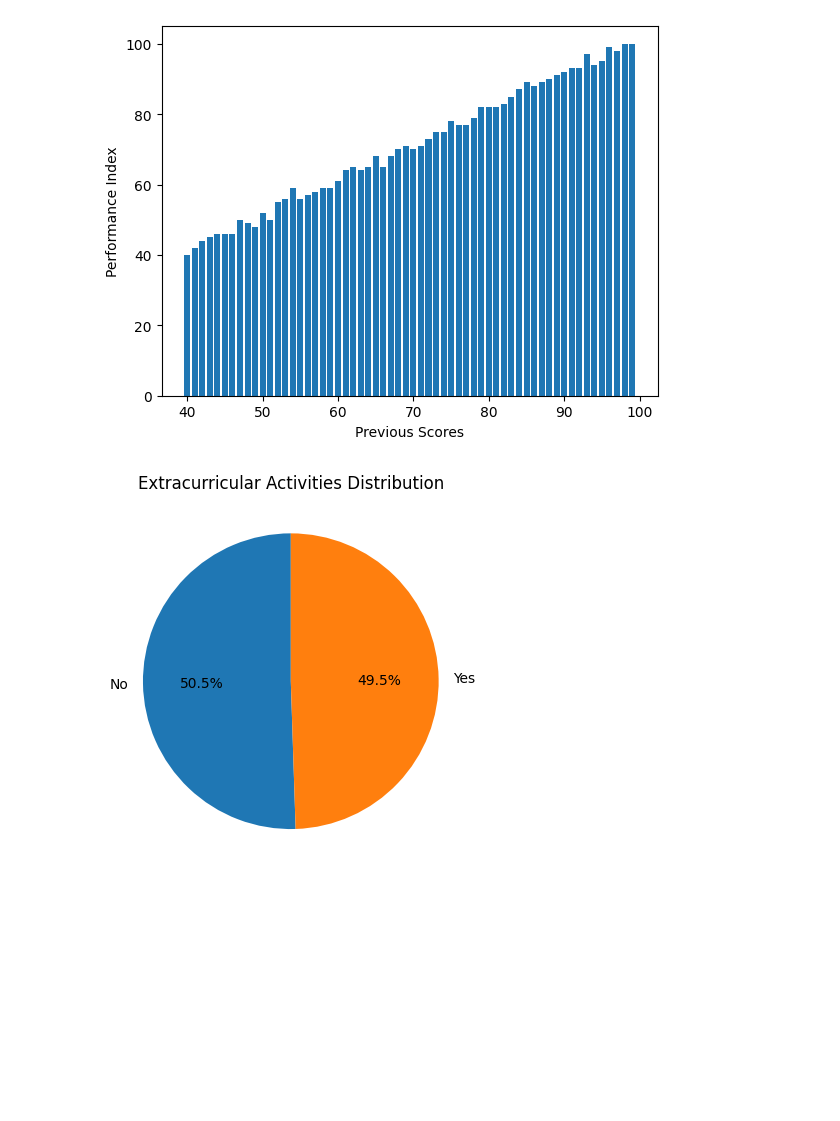
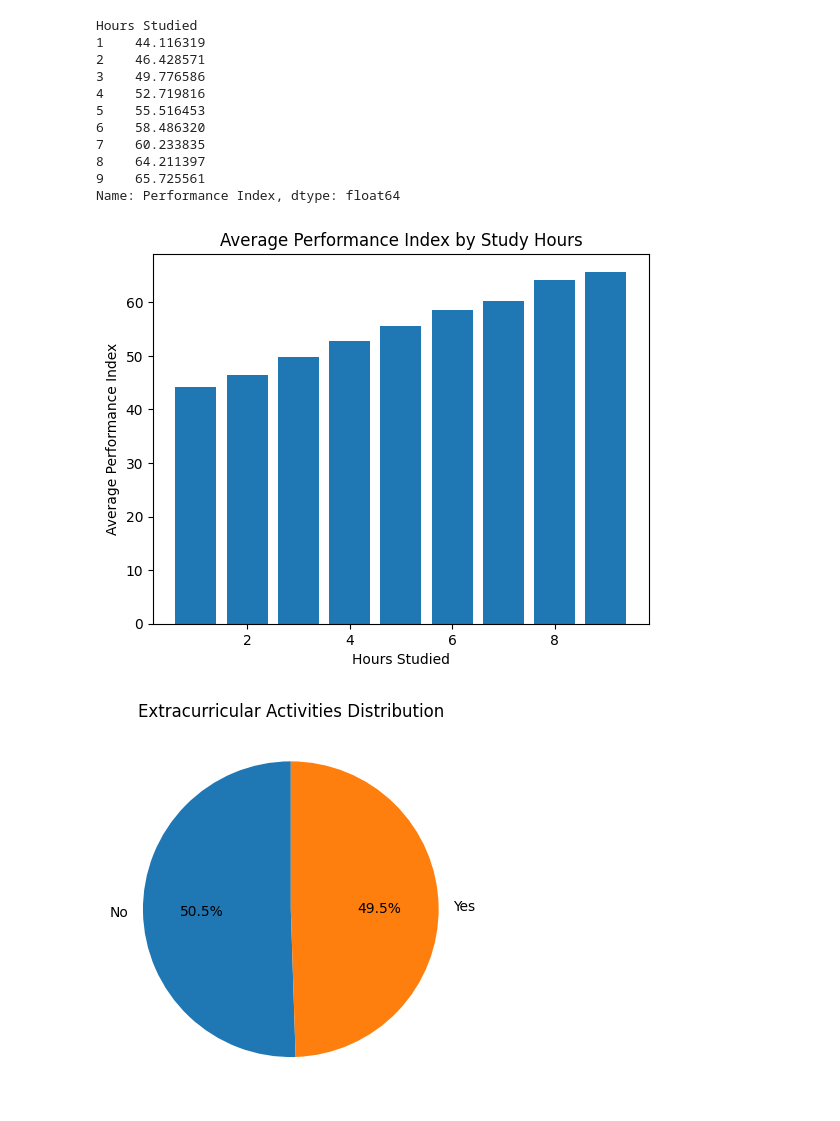
Before and after one commit to Tejeswar23/Daily-task, a Jupyter notebook: 13-1-2026/task2.ipynb, the cells around one changed output. Cells and saved outputs as stored; diff of their text form; code cells hidden in the pictures; blank space fills up the shorter version.

```diff
--- a/13-1-2026/task2.ipynb
+++ b/13-1-2026/task2.ipynb
@@ -36,10 +65,23 @@ plt.show()
 # %%
-x = df['Previous Scores']
-y = df['Performance Index']
-plt.bar(x,y)
-plt.xlabel('Previous Scores')
-plt.ylabel('Performance Index')
+# Average performance index for different study hour groups.
+avg_perf = df.groupby("Hours Studied")["Performance Index"].mean()
+print(avg_perf)
+plt.bar(avg_perf.index, avg_perf.values)
+plt.xlabel("Hours Studied")
+plt.ylabel("Average Performance Index")
+plt.title("Average Performance Index by Study Hours")
 plt.show()
 # %% [output]
+Hours Studied
+1    44.116319
+2    46.428571
+3    49.776586
+4    52.719816
+5    55.516453
+6    58.486320
+7    60.233835
+8    64.211397
+9    65.725561
+Name: Performance Index, dtype: float64
-[figure, old version]
+[figure, new version]
 # %%
```
Also changed, not shown: parts of 10 cells of this notebook.
